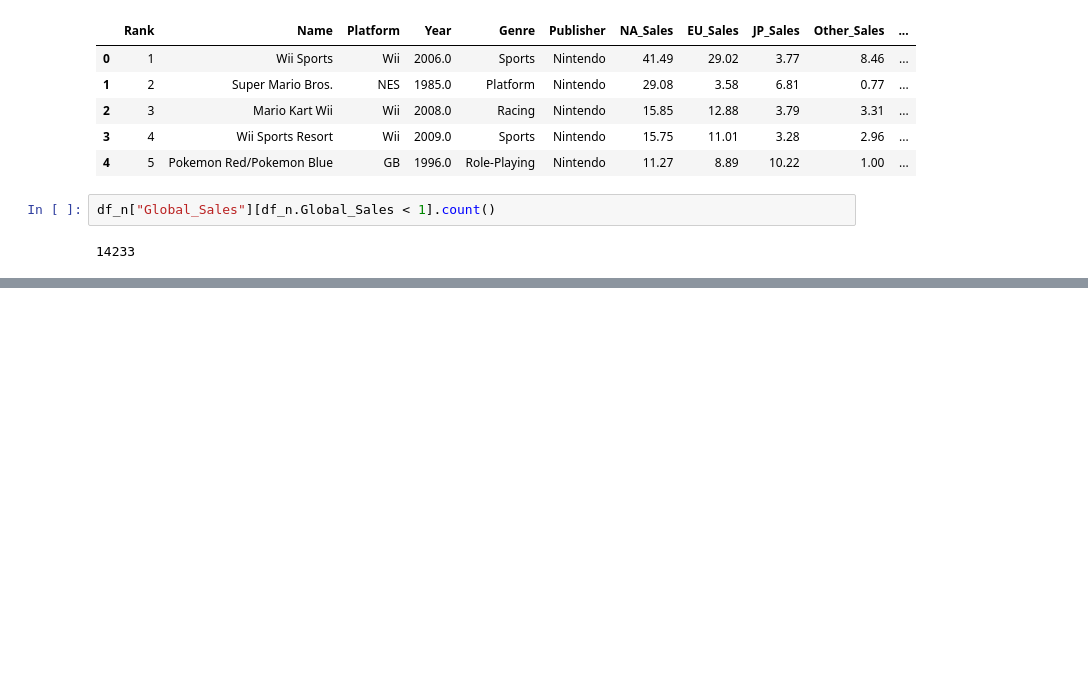
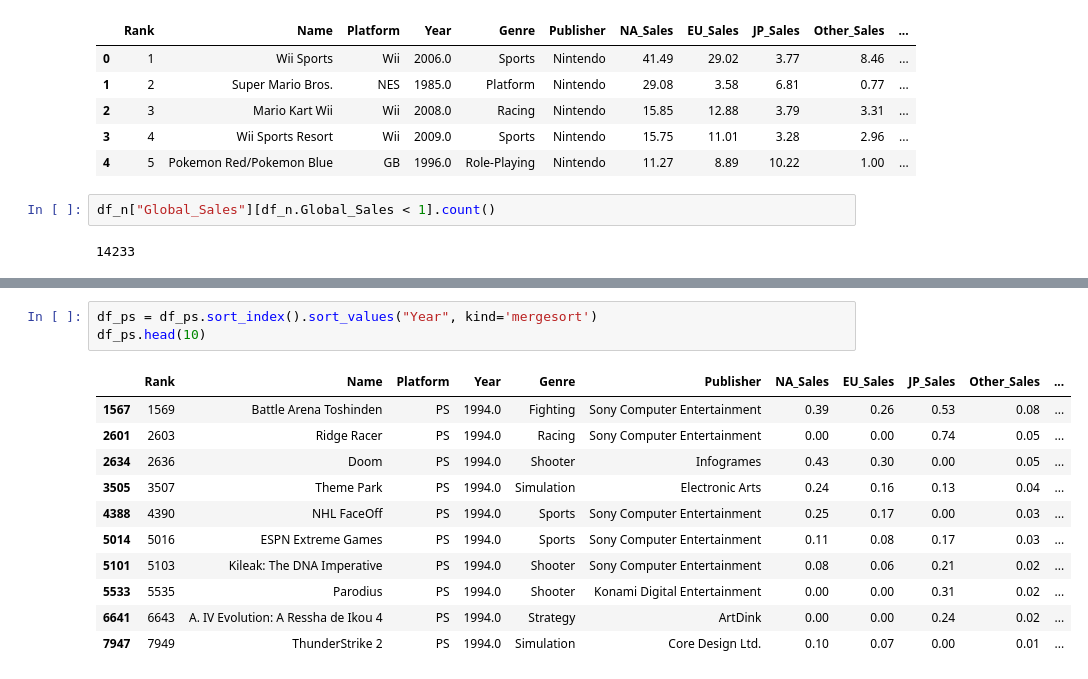
Before and after one commit to llogvinov/VIM, a Jupyter notebook: vim_4.ipynb, the cells around one changed output, grey strips where cells are left out. Saved outputs shown, nothing was run; the diff lists cells and outputs as text; blank space fills up the shorter version.

```diff
--- a/vim_4.ipynb
+++ b/vim_4.ipynb
@@ -154,0 +119,15 @@ df_n["Global_Sales"][df_n.Global_Sales < 1].count()
+# %%
+df_ps = df_ps.sort_index().sort_values("Year", kind='mergesort')
+df_ps.head(10)
+# %% [output]
+|  | Rank | Name | Platform | Year | Genre | Publisher | NA_Sales | EU_Sales | JP_Sales | Other_Sales | ... |
+| 1567 | 1569 | Battle Arena Toshinden | PS | 1994.0 | Fighting | Sony Computer Entertainment | 0.39 | 0.26 | 0.53 | 0.08 | ... |
+| 2601 | 2603 | Ridge Racer | PS | 1994.0 | Racing | Sony Computer Entertainment | 0.00 | 0.00 | 0.74 | 0.05 | ... |
+| 2634 | 2636 | Doom | PS | 1994.0 | Shooter | Infogrames | 0.43 | 0.30 | 0.00 | 0.05 | ... |
+| 3505 | 3507 | Theme Park | PS | 1994.0 | Simulation | Electronic Arts | 0.24 | 0.16 | 0.13 | 0.04 | ... |
+| 4388 | 4390 | NHL FaceOff | PS | 1994.0 | Sports | Sony Computer Entertainment | 0.25 | 0.17 | 0.00 | 0.03 | ... |
+| 5014 | 5016 | ESPN Extreme Games | PS | 1994.0 | Sports | Sony Computer Entertainment | 0.11 | 0.08 | 0.17 | 0.03 | ... |
+| 5101 | 5103 | Kileak: The DNA Imperative | PS | 1994.0 | Shooter | Sony Computer Entertainment | 0.08 | 0.06 | 0.21 | 0.02 | ... |
+| 5533 | 5535 | Parodius | PS | 1994.0 | Shooter | Konami Digital Entertainment | 0.00 | 0.00 | 0.31 | 0.02 | ... |
+| 6641 | 6643 | A. IV Evolution: A Ressha de Ikou 4 | PS | 1994.0 | Strategy | ArtDink | 0.00 | 0.00 | 0.24 | 0.02 | ... |
+| 7947 | 7949 | ThunderStrike 2 | PS | 1994.0 | Simulation | Core Design Ltd. | 0.10 | 0.07 | 0.00 | 0.01 | ... |
```
Also changed, not shown: parts of 9 cells of this notebook, 1 other file.
